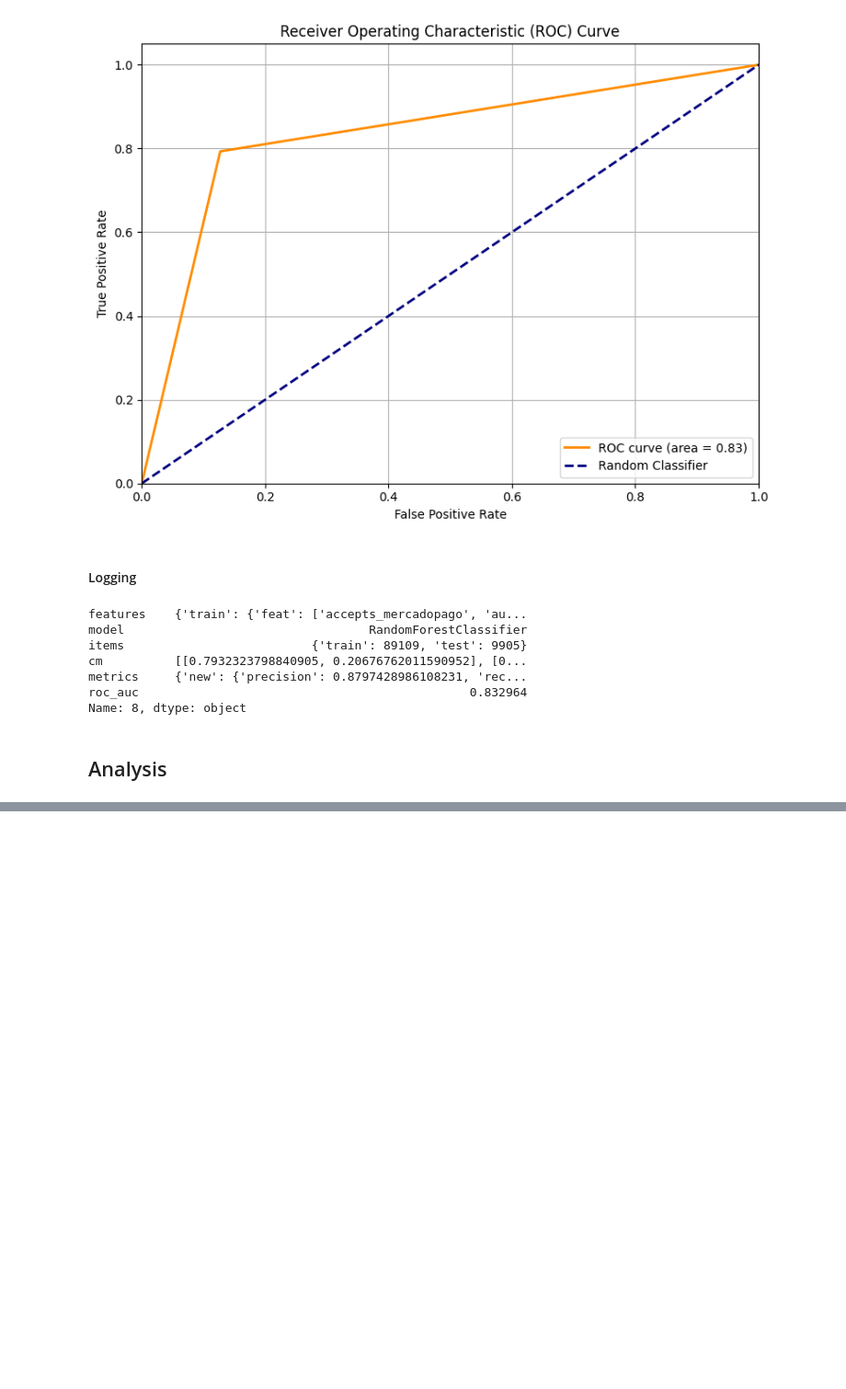
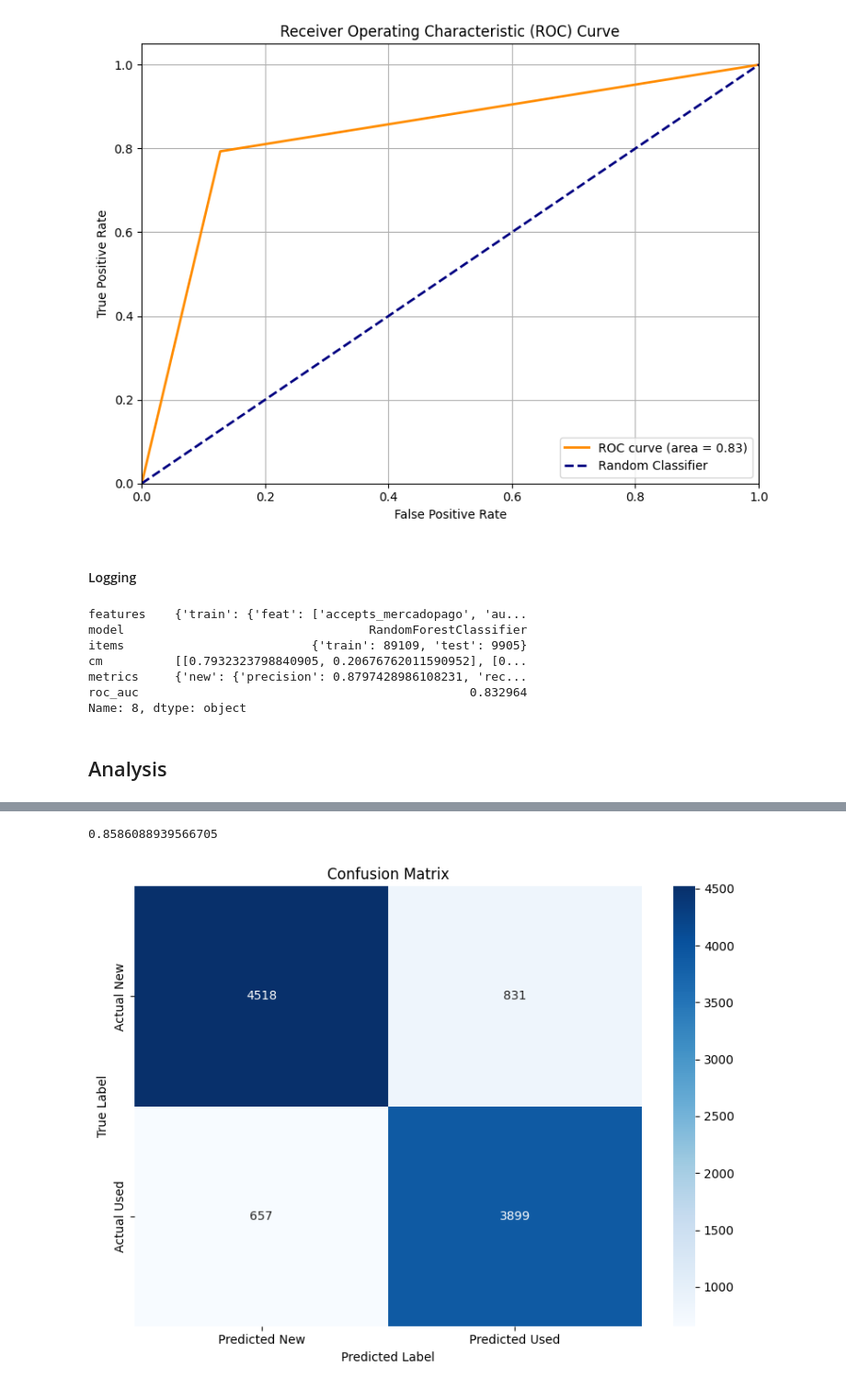
Before and after one commit to MLsound/mercadolibre-new-used-prediction, a Jupyter notebook: Model_Design.ipynb, the cells around one changed output, grey strips where cells are left out. Shown at 92% size. Cells and saved outputs as stored; diff of their text form; code cells hidden in the pictures; blank space fills up the shorter version.

```diff
--- a/Model_Design.ipynb
+++ b/Model_Design.ipynb
@@ -2456,0 +2819,2 @@ Name: 8, dtype: object
+# %%
+X_train, y_train, X_test, y_test = load_processed_data()
@@ -2456,0 +2838,3 @@ Name: 8, dtype: object
+# %%
+y_train_lbl = y_train.map(classes)
+y_test_lbl = y_test.map(classes)
@@ -2456,0 +3066,6 @@ Name: 8, dtype: object
+# %%
+# Train the model using the scaled training data
+print("Training XGBoost model...")
+model.fit(X_train_rfe, y_train)
+print("Model training complete.")
+print(f"Recall en el conjunto de prueba: {model.score(X_test_rfe, y_test)}")
@@ -2456,0 +3078,7 @@ Name: 8, dtype: object
+# %%
+# Predict on the scaled test data
+y_pred = model.predict(X_test_rfe)
+y_pred_lbl = pd.Series(y_pred).map(classes)
+
+# Getprediction probabilities (useful for ROC curves, etc.
+y_pred_proba = model.predict_proba(X_test_rfe)
@@ -2456,0 +3107,23 @@ Name: 8, dtype: object
+# %%
+f1_score(y_test, y_pred,average='binary')
+# %% [output]
+0.8586088939566705
+# %%
+import matplotlib.pyplot as plt
+import seaborn as sns
+
+# Calculate the confusion matrix
+conf_matrix = confusion_matrix(y_test_lbl, y_pred_lbl)
+
+# Plot the confusion matrix
+plt.figure(figsize=(8, 6))
+sns.heatmap(conf_matrix, annot=True, fmt='d', cmap='Blues',
+            xticklabels=['Predicted New', 'Predicted Used'],
+            yticklabels=['Actual New', 'Actual Used'])
+plt.xlabel('Predicted Label')
+plt.ylabel('True Label')
+plt.title('Confusion Matrix')
+plt.tight_layout()
+if save_graph: plt.savefig('confusion_matrix.png')
+# %% [output]
+[figure, added]
```
Also changed, not shown: parts of 72 cells of this notebook, 1 other file.
